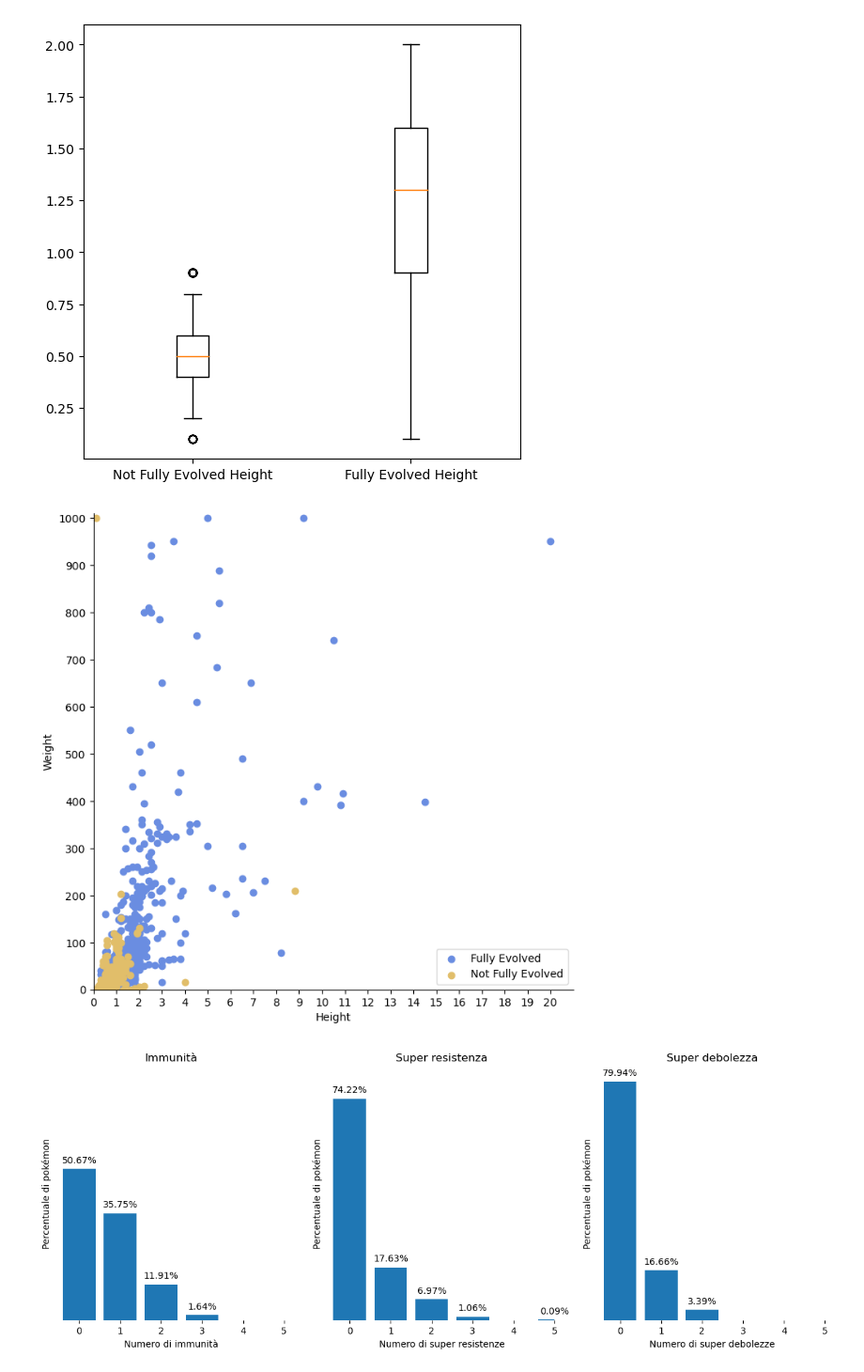
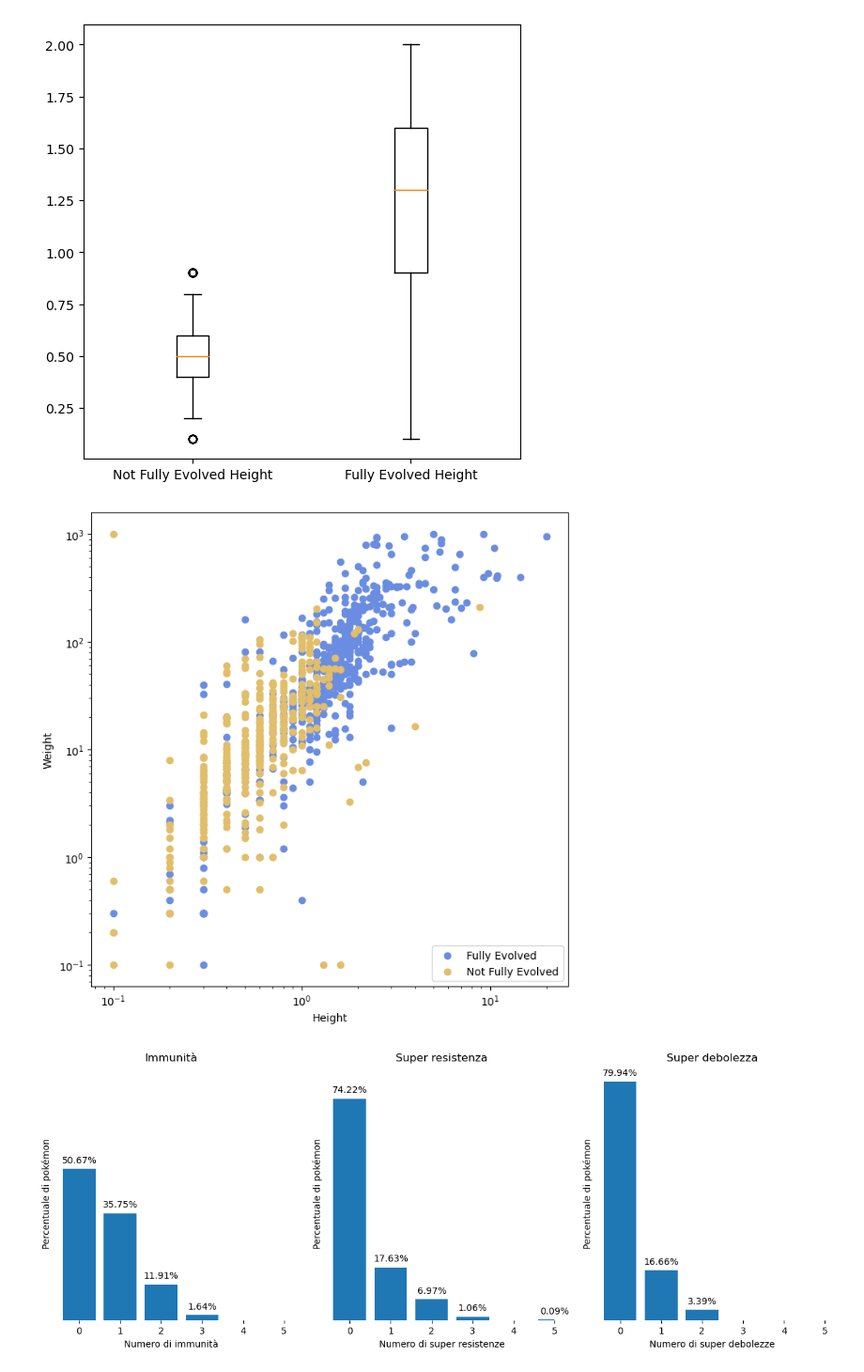
Before and after one commit to Mantotheale/PokemonScientificVisualization, a Jupyter notebook: Pokemon_notebook.ipynb, the cells around one changed output. Shown at 94% size. Cells and saved outputs as stored; diff of their text form; code cells hidden in the pictures.

```diff
--- a/Pokemon_notebook.ipynb
+++ b/Pokemon_notebook.ipynb
@@ -361,21 +348,16 @@ plt.show()
 # %%
 plt.figure(figsize=(8,8))
 plt.scatter(feHeights, feWeights, color='#6A8DE1', label='Fully Evolved')
 plt.scatter(nfeHeights, nfeWeights, color='#E1BE6A', label='Not Fully Evolved')
 plt.legend()
 plt.xlabel('Height')
 plt.ylabel('Weight')
-plt.xticks(range(0, 21))
-plt.yticks(range(0, 1100, 100))
-plt.xlim(0, 21)
-plt.ylim(0, 1010)
-
-ax = plt.gca()
-ax.spines[['right', 'top']].set_visible(False)
+plt.yscale('log')
+plt.xscale('log')
 
 plt.show()
 # %% [output]
-[figure, old version]
+[figure, new version]
 # %%
 def amountMultiplier(x, mul):
     k = 0
```
Also changed, not shown: parts of 8 cells of this notebook.
